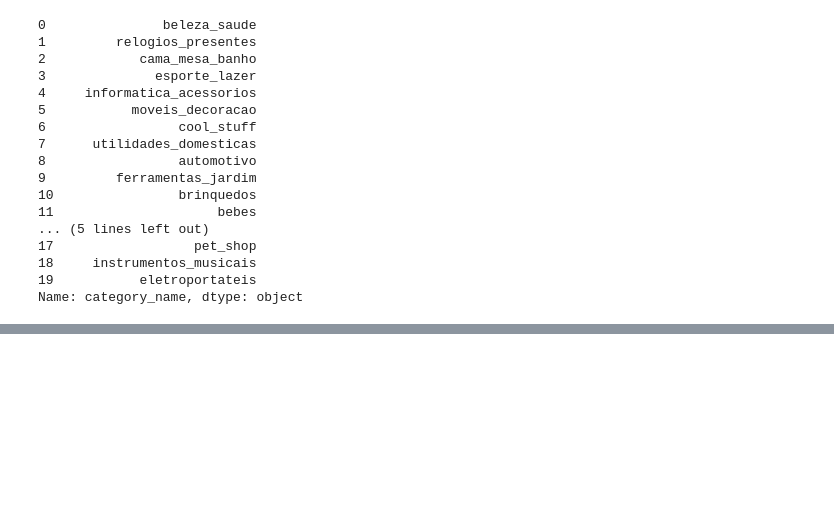
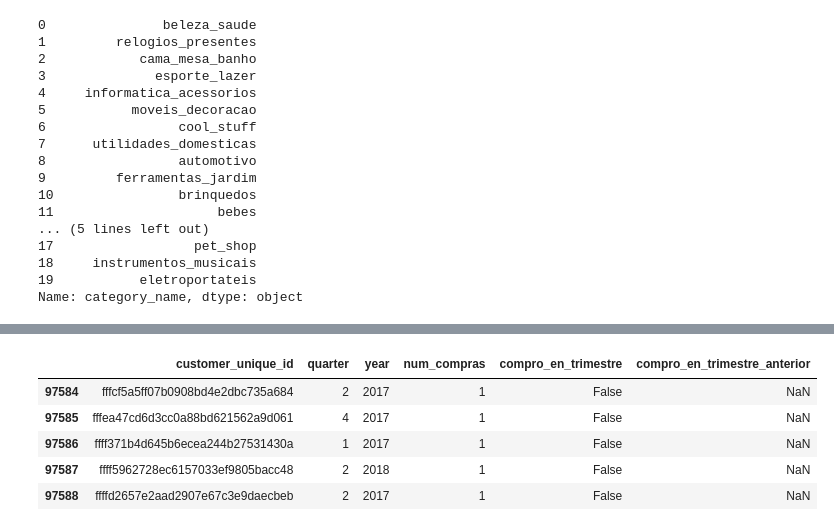
Before and after one commit to agusdm97/PF-DTS05-E-COMMERCE-OLIST, a Jupyter notebook: dashboard/prueba_conexion.ipynb, the cells around one changed output, grey strips where cells are left out. Saved outputs shown, nothing was run; the diff lists cells and outputs as text; code cells hidden in the pictures; blank space fills up the shorter version.

```diff
--- a/dashboard/prueba_conexion.ipynb
+++ b/dashboard/prueba_conexion.ipynb
@@ -136,0 +206,9 @@ kpi_variacionVentas
+# %%
+clientes_group.tail()
+# %% [output]
+|  | customer_unique_id | quarter | year | num_compras | compro_en_trimestre | compro_en_trimestre_anterior |
+| 97584 | fffcf5a5ff07b0908bd4e2dbc735a684 | 2 | 2017 | 1 | False | NaN |
+| 97585 | fffea47cd6d3cc0a88bd621562a9d061 | 4 | 2017 | 1 | False | NaN |
+| 97586 | ffff371b4d645b6ecea244b27531430a | 1 | 2017 | 1 | False | NaN |
+| 97587 | ffff5962728ec6157033ef9805bacc48 | 2 | 2018 | 1 | False | NaN |
+| 97588 | ffffd2657e2aad2907e67c3e9daecbeb | 2 | 2017 | 1 | False | NaN |
```
Also changed, not shown: parts of 38 cells of this notebook, 4 other files.
